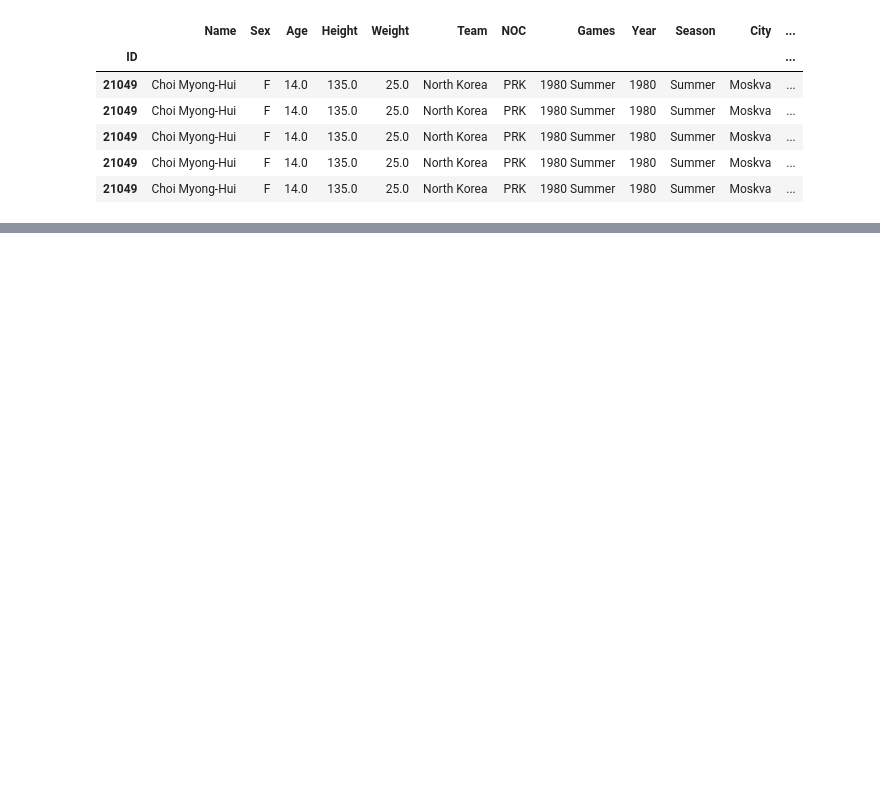
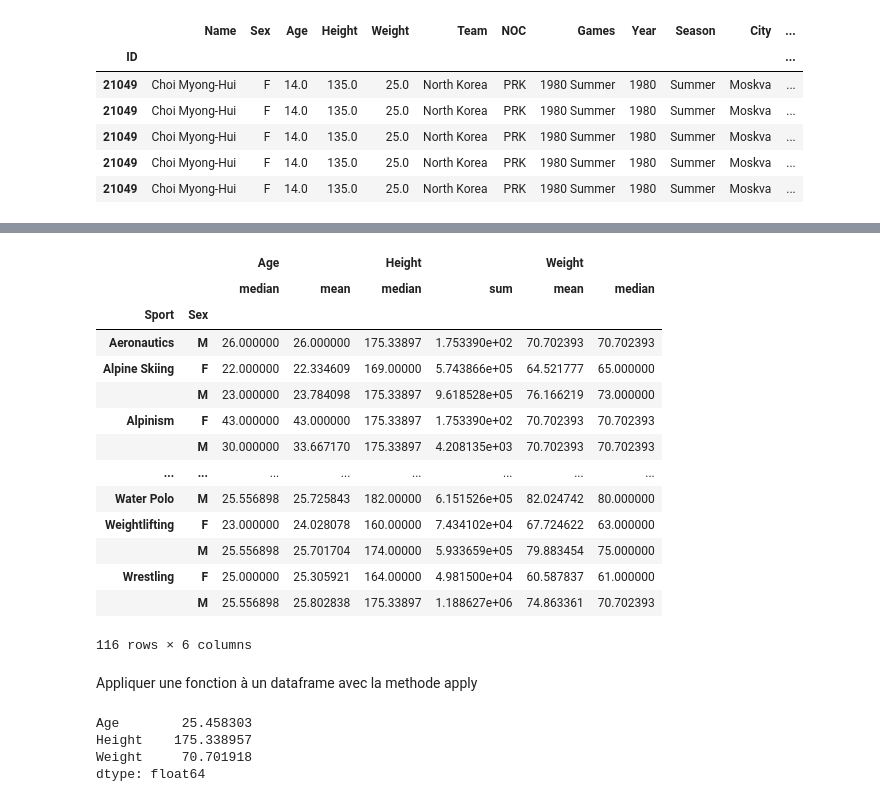
Before and after one commit to ShaD971/Python_Data_Analyst, a Jupyter notebook: Panda_Perso.ipynb, the cells around one changed output, grey strips where cells are left out. Saved outputs shown, nothing was run; the diff lists cells and outputs as text; code cells hidden in the pictures; blank space fills up the shorter version.

```diff
--- a/Panda_Perso.ipynb
+++ b/Panda_Perso.ipynb
@@ -746,0 +832,28 @@ donnees.sort_values("Weight",axis=0,na_position="last").head()#trie la colonnes
+# %%
+donnees.groupby(['Sport','Sex']).agg({'Age':['median','mean'],'Height':['median','sum'],'Weight':['mean','median']})
+# %% [output]
+|  |  | Age |  | Height |  | Weight |  |
+|  |  | median | mean | median | sum | mean | median |
+| Sport | Sex |  |  |  |  |  |  |
+| Aeronautics | M | 26.000000 | 26.000000 | 175.33897 | 1.753390e+02 | 70.702393 | 70.702393 |
+| Alpine Skiing | F | 22.000000 | 22.334609 | 169.00000 | 5.743866e+05 | 64.521777 | 65.000000 |
+|  | M | 23.000000 | 23.784098 | 175.33897 | 9.618528e+05 | 76.166219 | 73.000000 |
+| Alpinism | F | 43.000000 | 43.000000 | 175.33897 | 1.753390e+02 | 70.702393 | 70.702393 |
+|  | M | 30.000000 | 33.667170 | 175.33897 | 4.208135e+03 | 70.702393 | 70.702393 |
+| ... | ... | ... | ... | ... | ... | ... | ... |
+| Water Polo | M | 25.556898 | 25.725843 | 182.00000 | 6.151526e+05 | 82.024742 | 80.000000 |
+| Weightlifting | F | 23.000000 | 24.028078 | 160.00000 | 7.434102e+04 | 67.724622 | 63.000000 |
+|  | M | 25.556898 | 25.701704 | 174.00000 | 5.933659e+05 | 79.883454 | 75.000000 |
+| Wrestling | F | 25.000000 | 25.305921 | 164.00000 | 4.981500e+04 | 60.587837 | 61.000000 |
+|  | M | 25.556898 | 25.802838 | 175.33897 | 1.188627e+06 | 74.863361 | 70.702393 |
+116 rows × 6 columns
+# %% [markdown]
+Appliquer une fonction à un dataframe avec la methode apply
+# %%
+import numpy as np
+print(donnees.loc[:,["Age","Height","Weight"]].apply(np.mean,axis=0))#on a appliqué la methode apply
+# %% [output]
+Age        25.458303
+Height    175.338957
+Weight     70.701918
+dtype: float64
```
Also changed, not shown: parts of 11 cells of this notebook.
